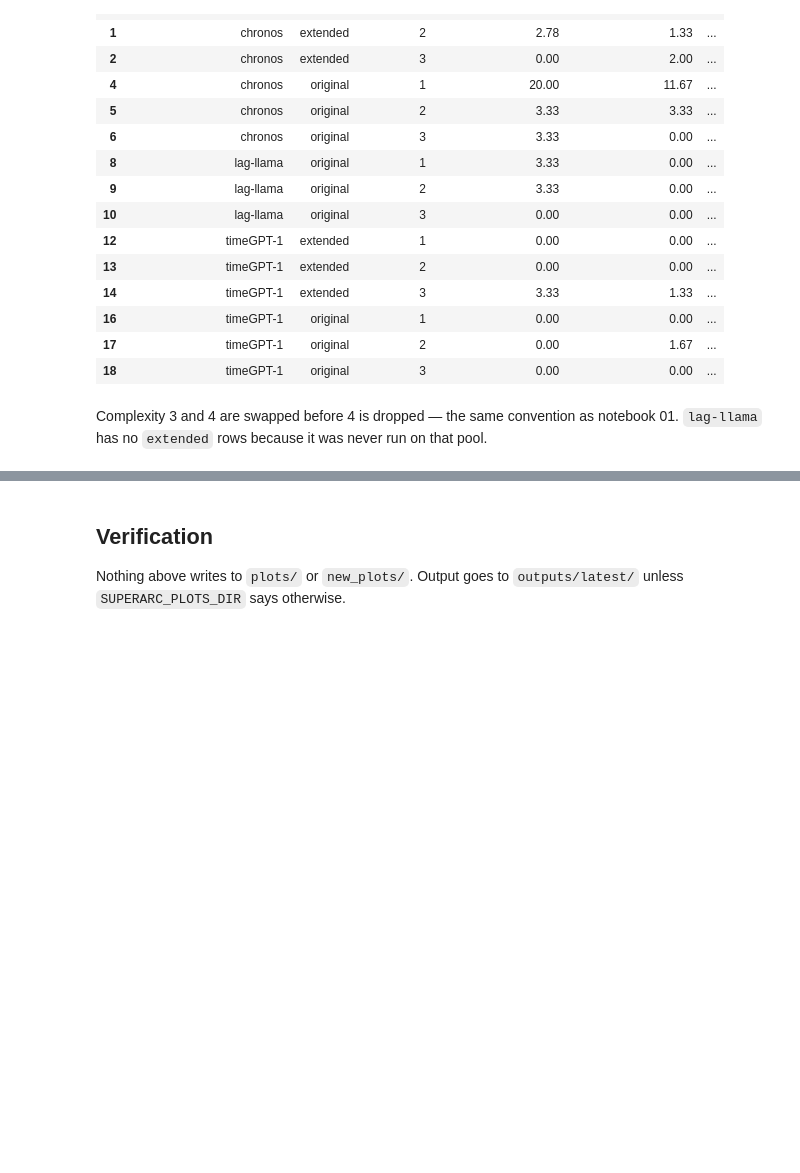
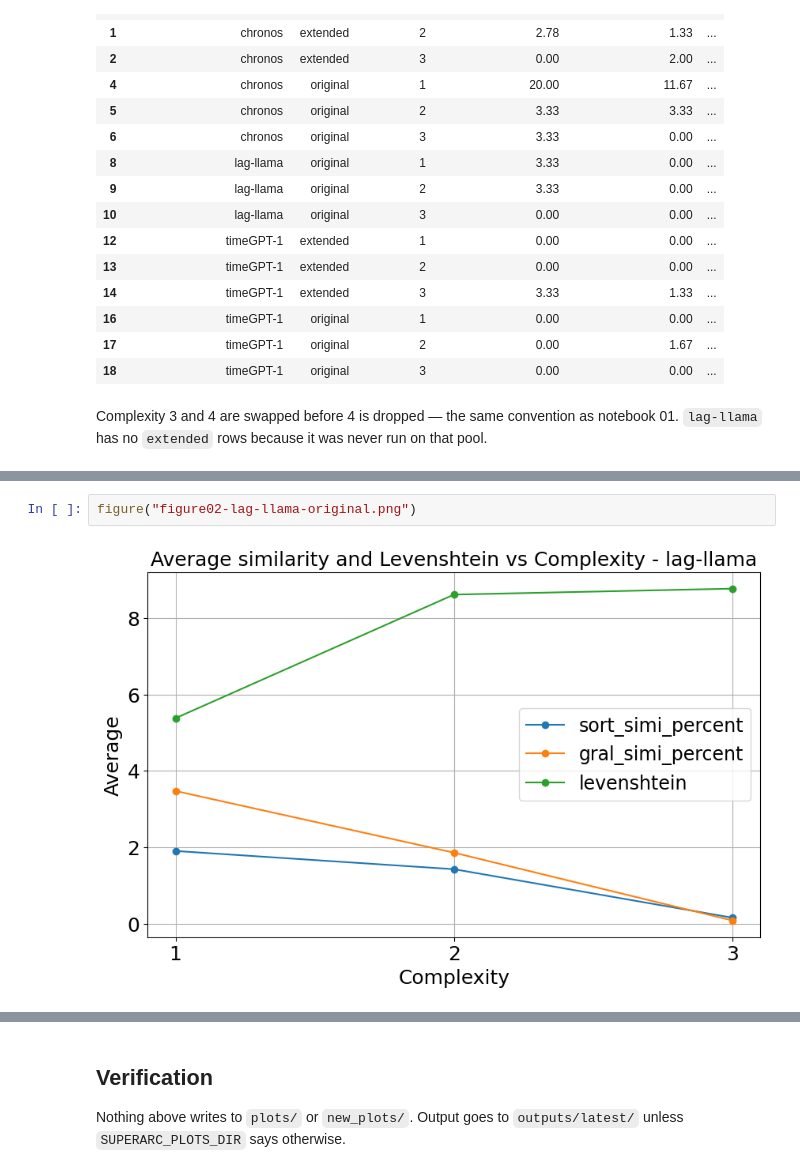
Before and after one commit to albertoHdzE/medLLM, a Jupyter notebook: notebooks/02_time-series-forecasters.ipynb, the cells around one changed output, grey strips where cells are left out. Drawn from its saved outputs; the diff is of its cells as text; blank space fills up the shorter version.

```diff
--- a/notebooks/02_time-series-forecasters.ipynb
+++ b/notebooks/02_time-series-forecasters.ipynb
@@ -199,0 +198,4 @@ and inventing one would quietly turn a production error into a new figure.
+# %%
+figure("figure02-lag-llama-original.png")
+# %% [output]
+[figure, added]
```
Also changed, not shown: parts of 7 cells of this notebook, 1 other file.
